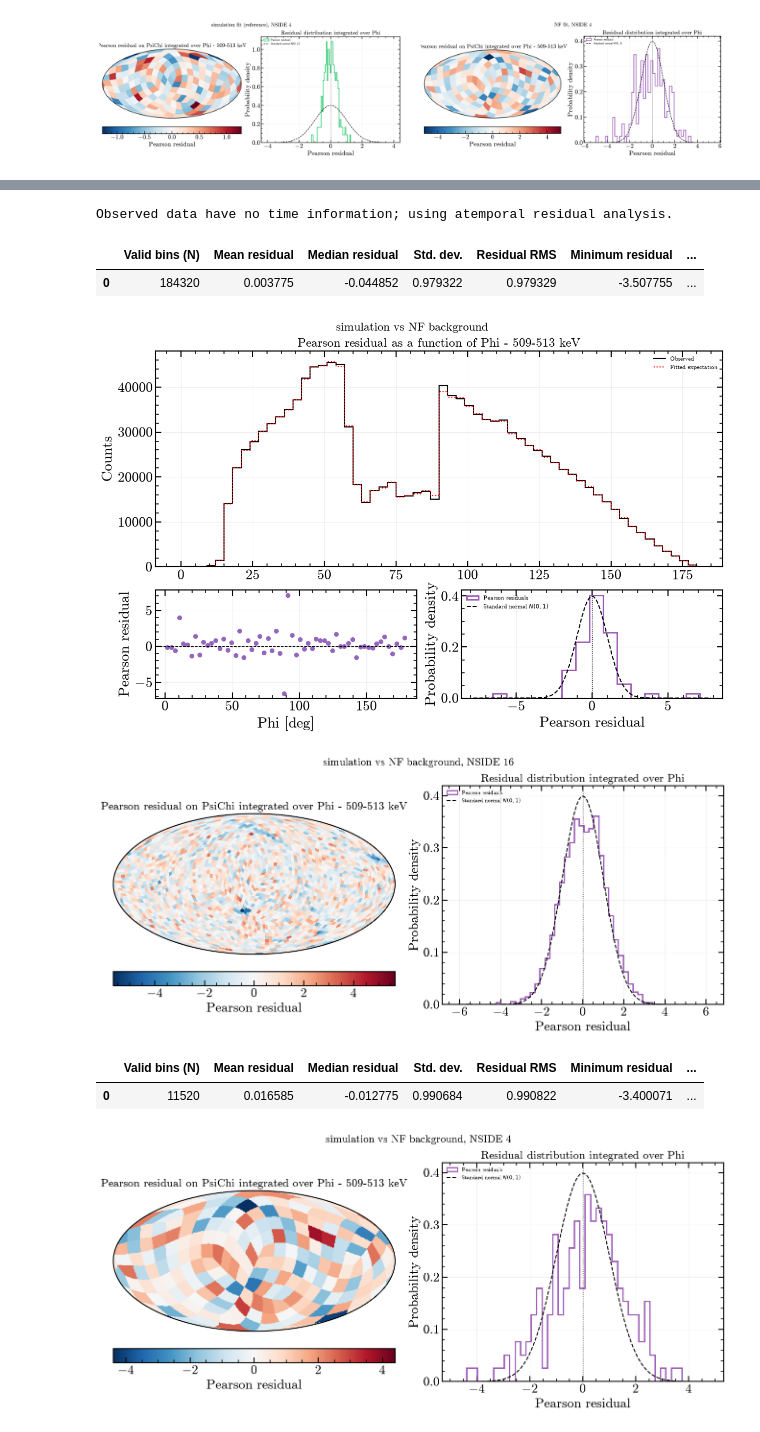
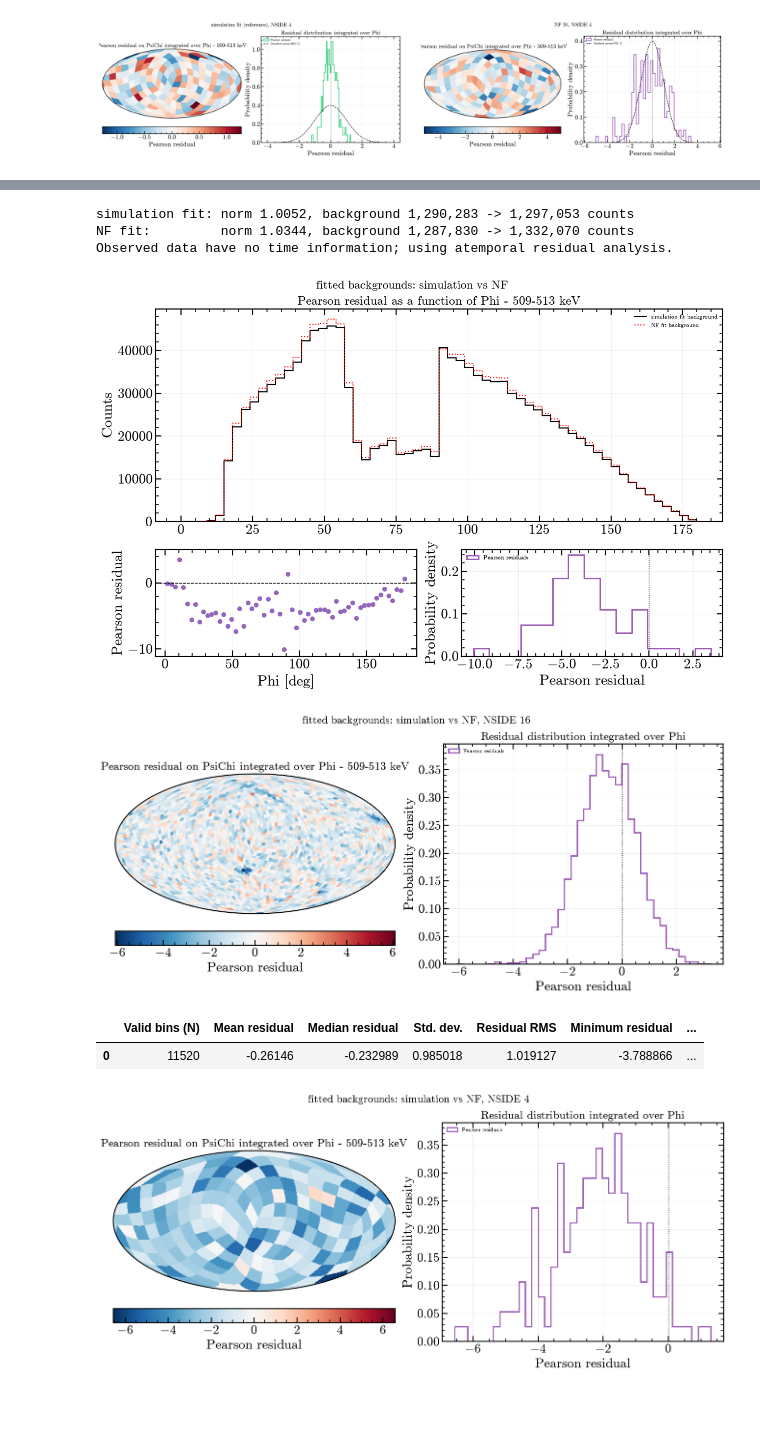
Before and after one commit to mquezada13/cosipy-background-nf, a Jupyter notebook: notebooks/04_fitting/14_dc4_511_imaging_fit.ipynb, the cells around one changed output, grey strips where cells are left out. Saved outputs shown, nothing was run; the diff lists cells and outputs as text; code cells hidden in the pictures; blank space fills up the shorter version.

Commit message:
Notebook 10: template vs simulation for parts 01-04 and total with the DC4 residual classes; notebook 14: compare fitted backgrounds

```diff
--- a/notebooks/04_fitting/14_dc4_511_imaging_fit.ipynb
+++ b/notebooks/04_fitting/14_dc4_511_imaging_fit.ipynb
@@ -197,12 +197,15 @@ def fit_result(data_if, deconv):
     expected = data_if.calc_expectation(result["model"], result["background_normalization"])
     return result, expected
 # %%
-def tidy_legends(figure, fontsize=8):
+def tidy_legends(figure, fontsize=8, rename=None):
     # Legends of a PlottingResiduals figure: smaller, with a white frame, in a fixed empty corner.
+    # rename: optional {legend label: new label}, e.g. to replace the class default "Fitted expectation".
     # Residual distributions are centred on 0, so their upper-left corner is empty; counts panels keep upper right.
     for ax in figure.axes:
         if ax.get_legend() is not None:
             handles, labels = ax.get_legend_handles_labels()
+            if rename:
+                labels = [rename.get(label, label) for label in labels]
             corner = "upper left" if ax.get_ylabel() == "Probability density" else "upper right"
             ax.legend(handles, labels, fontsize=fontsize, loc=corner, framealpha=0.9)
     if figure._suptitle is not None:
@@ -367,29 +376,42 @@ The direct test of the template: simulated events ("observed") vs NF templates (
 # %%
-ra_bkg = ResidualAnalysis(observed=bkg_sim_total, expected=bkg_nf_total)
+# Background of each fit: template x its fitted normalization (Sections 5 and 6)
+norm_sim, norm_nf = result_sim["background_normalization"], result_nf["background_normalization"]
+bkg_sim_fitted = data_if_sim.calc_bkg_expectation(norm_sim)
+bkg_nf_fitted = data_if_nf.calc_bkg_expectation(norm_nf)
+print(f"simulation fit: norm {norm_sim['background']:.4f}, background {bkg_sim_total.contents.sum():,.0f} -> "
+      f"{bkg_sim_fitted.contents.sum():,.0f} counts")
+print(f"NF fit:         norm {norm_nf['background']:.4f}, background {bkg_nf_total.contents.sum():,.0f} -> "
+      f"{bkg_nf_fitted.contents.sum():,.0f} counts")
+
+# Legend labels for the plots below (the class default says "Observed" / "Fitted expectation")
+BKG_LABELS = {"Observed": "simulation fit background", "Fitted expectation": "NF fit background"}
+
+ra_bkg = ResidualAnalysis(observed=bkg_sim_fitted, expected=bkg_nf_fitted)
 plot_bkg = PlottingResiduals(ra_bkg, color=COLORS["nf"])
-ra_bkg.statistics_table("pearson")
 # %% [output]
+simulation fit: norm 1.0052, background 1,290,283 -> 1,297,053 counts
+NF fit:         norm 1.0344, background 1,287,830 -> 1,332,070 counts
 Observed data have no time information; using atemporal residual analysis.
-|  | Valid bins (N) | Mean residual | Median residual | Std. dev. | Residual RMS | Minimum residual | ... |
-| 0 | 184320 | 0.003775 | -0.044852 | 0.979322 | 0.979329 | -3.507755 | ... |
 # %%
-tidy_legends(plot_bkg.plot("Phi_projection", residual_type="pearson", label="simulation vs NF background",
-                         show_gaussian_reference=True, show=False))
+tidy_legends(plot_bkg.plot("Phi_projection", residual_type="pearson", label="fitted backgrounds: simulation vs NF",
+                           show_gaussian_reference=False, show=False), rename=BKG_LABELS)
 plt.show()
 # %% [output]
-[figure, old version]
+[figure, new version]
 # %%
-tidy_legends(plot_bkg.plot("PsiChi_projection", residual_type="pearson", show_gaussian_reference=True, label="simulation vs NF background, NSIDE 16", show=False))
+tidy_legends(plot_bkg.plot("PsiChi_projection", residual_type="pearson", show_gaussian_reference=False,
+                           label="fitted backgrounds: simulation vs NF, NSIDE 16", show=False), rename=BKG_LABELS)
 plt.show()
 # %% [output]
-[figure, old version]
+[figure, new version]
 # %%
 ra_bkg_4 = ra_bkg.degrade_psichi(4)
 display(ra_bkg_4.statistics_table("pearson"))
 tidy_legends(PlottingResiduals(ra_bkg_4, color=COLORS["nf"]).plot("PsiChi_projection", residual_type="pearson",
-                                 show_gaussian_reference=True, label="simulation vs NF background, NSIDE 4", show=False))
+                                 show_gaussian_reference=False, label="fitted backgrounds: simulation vs NF, NSIDE 4",
+                                 show=False), rename=BKG_LABELS)
 plt.show()
 # %% [output]
 |  | Valid bins (N) | Mean residual | Median residual | Std. dev. | Residual RMS | Minimum residual | ... |
-| 0 | 11520 | 0.016585 | -0.012775 | 0.990684 | 0.990822 | -3.400071 | ... |
+| 0 | 11520 | -0.26146 | -0.232989 | 0.985018 | 1.019127 | -3.788866 | ... |
-[figure, old version]
+[figure, new version]
```
Also changed, not shown: parts of 1 cell of this notebook, 1 other file.
